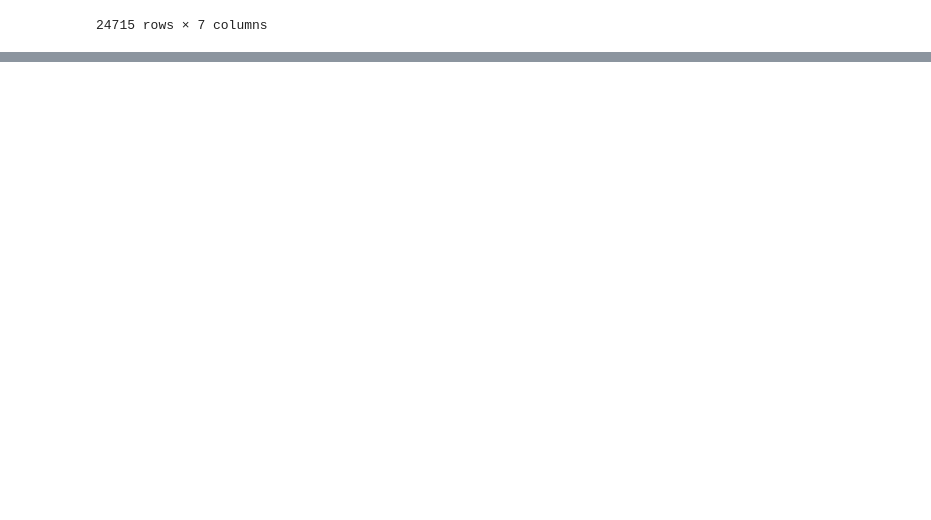
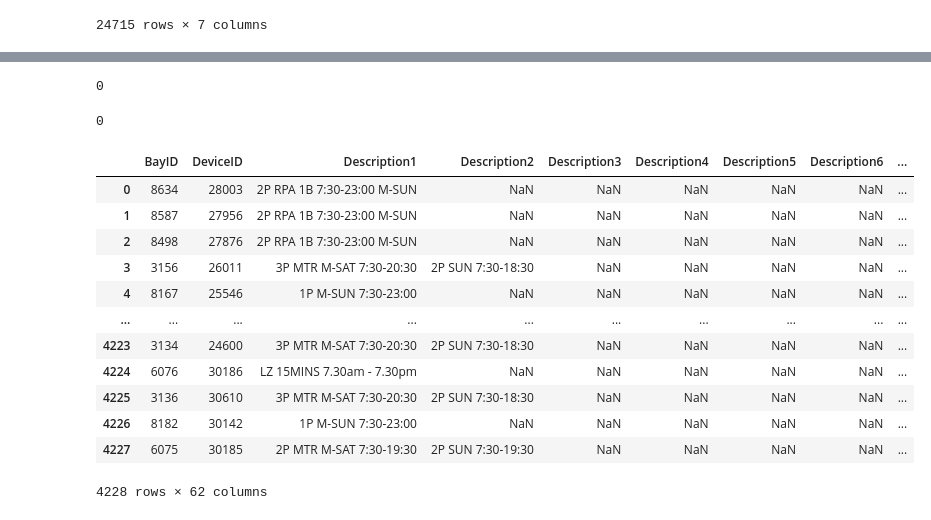
Before and after one commit to zcye11/TA33-MoBuddy, a Jupyter notebook: Python Script/Iteration 2 - Parking.ipynb, the cells around one changed output, grey strips where cells are left out. Saved outputs shown, nothing was run; the diff lists cells and outputs as text; code cells hidden in the pictures; blank space fills up the shorter version.

```diff
--- a/Python Script/Iteration 2 - Parking.ipynb
+++ b/Python Script/Iteration 2 - Parking.ipynb
@@ -30,0 +55,3 @@ gdf.plot(figsize=(18, 18), alpha = 1)
+# %%
+df1 = pd.read_csv('./mb_parkings.csv')
+df2 = pd.read_csv('./Parking Restrictions.csv')
@@ -30,0 +79,24 @@ gdf.plot(figsize=(18, 18), alpha = 1)
+# %%
+df1['BayID'].isnull().sum()
+# %% [output]
+0
+# %%
+df2['BayID'].isnull().sum()
+# %% [output]
+0
+# %%
+df2.dropna(how='all')
+# %% [output]
+|  | BayID | DeviceID | Description1 | Description2 | Description3 | Description4 | Description5 | Description6 | ... |
+| 0 | 8634 | 28003 | 2P RPA 1B 7:30-23:00 M-SUN | NaN | NaN | NaN | NaN | NaN | ... |
+| 1 | 8587 | 27956 | 2P RPA 1B 7:30-23:00 M-SUN | NaN | NaN | NaN | NaN | NaN | ... |
+| 2 | 8498 | 27876 | 2P RPA 1B 7:30-23:00 M-SUN | NaN | NaN | NaN | NaN | NaN | ... |
+| 3 | 3156 | 26011 | 3P MTR M-SAT 7:30-20:30 | 2P SUN 7:30-18:30 | NaN | NaN | NaN | NaN | ... |
+| 4 | 8167 | 25546 | 1P M-SUN 7:30-23:00 | NaN | NaN | NaN | NaN | NaN | ... |
+| ... | ... | ... | ... | ... | ... | ... | ... | ... | ... |
+| 4223 | 3134 | 24600 | 3P MTR M-SAT 7:30-20:30 | 2P SUN 7:30-18:30 | NaN | NaN | NaN | NaN | ... |
+| 4224 | 6076 | 30186 | LZ 15MINS 7.30am - 7.30pm | NaN | NaN | NaN | NaN | NaN | ... |
+| 4225 | 3136 | 30610 | 3P MTR M-SAT 7:30-20:30 | 2P SUN 7:30-18:30 | NaN | NaN | NaN | NaN | ... |
+| 4226 | 8182 | 30142 | 1P M-SUN 7:30-23:00 | NaN | NaN | NaN | NaN | NaN | ... |
+| 4227 | 6075 | 30185 | 2P MTR M-SAT 7:30-19:30 | 2P SUN 7:30-19:30 | NaN | NaN | NaN | NaN | ... |
+4228 rows × 62 columns
```
Also changed, not shown: parts of 25 cells of this notebook, 1 other file.
